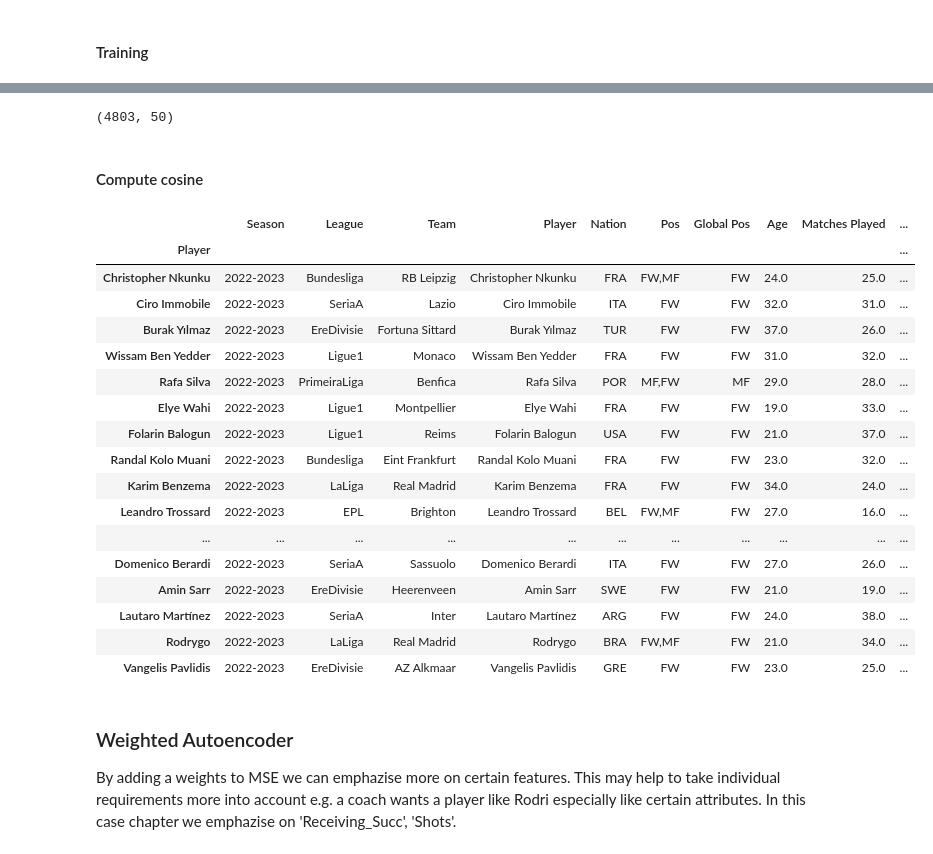
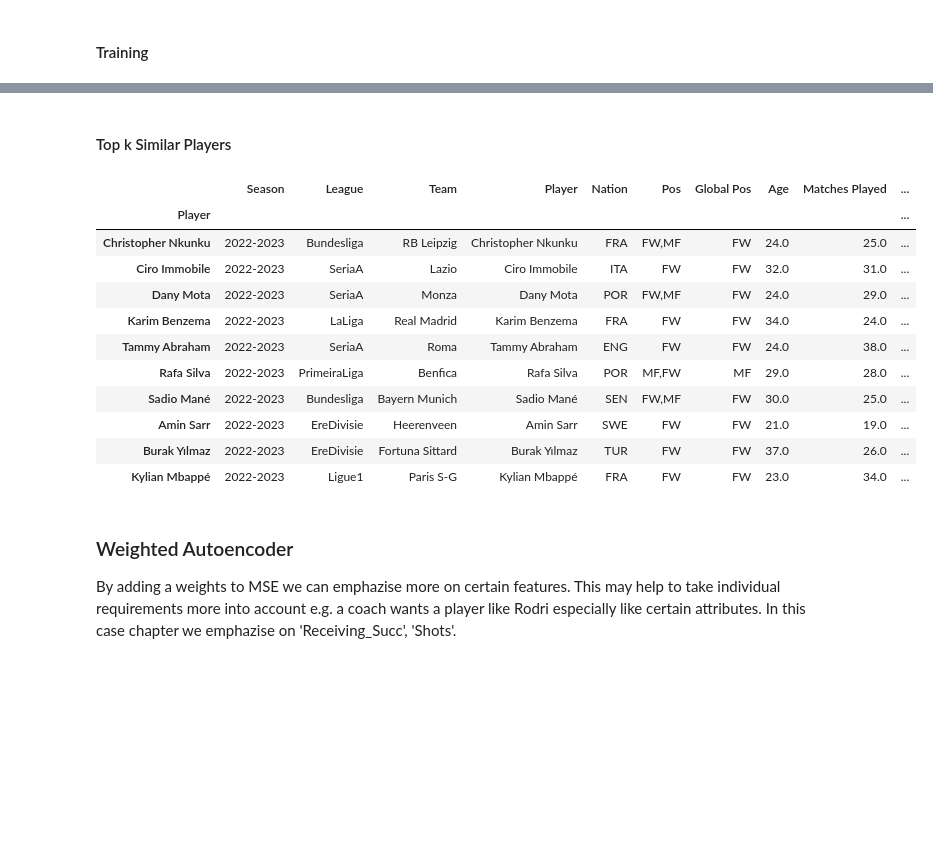
Before and after one commit to allorenz/football-player-similarity, a Jupyter notebook: src/autoencoder.ipynb, the cells around one changed output, grey strips where cells are left out. Saved outputs shown, nothing was run; the diff lists cells and outputs as text; code cells hidden in the pictures; blank space fills up the shorter version.

```diff
--- a/src/autoencoder.ipynb
+++ b/src/autoencoder.ipynb
@@ -36,3 +3,12 @@ df.head()
+# %%
+import pandas as pd
+import utils
+
+
+# Set seed for reproducibility
+SEED = 42
+
+df, player_info = utils.load_player_statistics()
 # %% [markdown]
 ### Load feature space
 # %%
@@ -272,47 +192,0 @@ Epoch [50/50], Loss: 0.2704
-# %%
-# Extract reduced embeddings
-with torch.no_grad():  # No need to track gradients for inference
-    embeddings = model.encoder(data_tensor).numpy()
-
-print(embeddings.shape)
-# %% [output]
-(4803, 50)
-# %% [markdown]
-#### Compute cosine
-# %%
-# Normalize the embeddings (L2 normalization)
-embeddings_norm = embeddings / np.linalg.norm(embeddings, axis=1, keepdims=True)
-
-# Let's say the first row is the query point
-query_embedding = embeddings_norm[795]
-
-# Compute cosine similarities between the query and the rest
-cosine_similarities = np.dot(embeddings_norm, query_embedding)
-
-# Get the top 10 most similar samples
-top_k_similar_indeces = np.argsort(cosine_similarities)
-top_k_df = player_info.iloc[top_k_similar_indeces].copy()
-top_k_df['cosine_similarity'] = cosine_similarities[top_k_similar_indeces]
-
-top_k_df = top_k_df.sort_values('cosine_similarity',ascending=False).drop(columns='unique_id')
-
-top_k_df.head(20) # apply filters
-# %% [output]
-|  | Season | League | Team | Player | Nation | Pos | Global Pos | Age | Matches Played | ... |
-| Player |  |  |  |  |  |  |  |  |  | ... |
-| Christopher Nkunku | 2022-2023 | Bundesliga | RB Leipzig | Christopher Nkunku | FRA | FW,MF | FW | 24.0 | 25.0 | ... |
-| Ciro Immobile | 2022-2023 | SeriaA | Lazio | Ciro Immobile | ITA | FW | FW | 32.0 | 31.0 | ... |
-| Burak Yılmaz | 2022-2023 | EreDivisie | Fortuna Sittard | Burak Yılmaz | TUR | FW | FW | 37.0 | 26.0 | ... |
-| Wissam Ben Yedder | 2022-2023 | Ligue1 | Monaco | Wissam Ben Yedder | FRA | FW | FW | 31.0 | 32.0 | ... |
-| Rafa Silva | 2022-2023 | PrimeiraLiga | Benfica | Rafa Silva | POR | MF,FW | MF | 29.0 | 28.0 | ... |
-| Elye Wahi | 2022-2023 | Ligue1 | Montpellier | Elye Wahi | FRA | FW | FW | 19.0 | 33.0 | ... |
-| Folarin Balogun | 2022-2023 | Ligue1 | Reims | Folarin Balogun | USA | FW | FW | 21.0 | 37.0 | ... |
-| Randal Kolo Muani | 2022-2023 | Bundesliga | Eint Frankfurt | Randal Kolo Muani | FRA | FW | FW | 23.0 | 32.0 | ... |
-| Karim Benzema | 2022-2023 | LaLiga | Real Madrid | Karim Benzema | FRA | FW | FW | 34.0 | 24.0 | ... |
-| Leandro Trossard | 2022-2023 | EPL | Brighton | Leandro Trossard | BEL | FW,MF | FW | 27.0 | 16.0 | ... |
-| ... | ... | ... | ... | ... | ... | ... | ... | ... | ... | ... |
-| Domenico Berardi | 2022-2023 | SeriaA | Sassuolo | Domenico Berardi | ITA | FW | FW | 27.0 | 26.0 | ... |
-| Amin Sarr | 2022-2023 | EreDivisie | Heerenveen | Amin Sarr | SWE | FW | FW | 21.0 | 19.0 | ... |
-| Lautaro Martínez | 2022-2023 | SeriaA | Inter | Lautaro Martínez | ARG | FW | FW | 24.0 | 38.0 | ... |
-| Rodrygo | 2022-2023 | LaLiga | Real Madrid | Rodrygo | BRA | FW,MF | FW | 21.0 | 34.0 | ... |
-| Vangelis Pavlidis | 2022-2023 | EreDivisie | AZ Alkmaar | Vangelis Pavlidis | GRE | FW | FW | 23.0 | 25.0 | ... |
@@ -319,3 +196,27 @@ top_k_df.head(20) # apply filters
+# %% [markdown]
+#### Top k Similar Players
+# %%
+top_k_similar_players = utils.get_top_k_similar_players(
+    embeddings=embeddings,
+    query_index=795,
+    player_info=player_info,
+    top_k=10
+)
+
+top_k_similar_players
+# %% [output]
+|  | Season | League | Team | Player | Nation | Pos | Global Pos | Age | Matches Played | ... |
+| Player |  |  |  |  |  |  |  |  |  | ... |
+| Christopher Nkunku | 2022-2023 | Bundesliga | RB Leipzig | Christopher Nkunku | FRA | FW,MF | FW | 24.0 | 25.0 | ... |
+| Ciro Immobile | 2022-2023 | SeriaA | Lazio | Ciro Immobile | ITA | FW | FW | 32.0 | 31.0 | ... |
+| Dany Mota | 2022-2023 | SeriaA | Monza | Dany Mota | POR | FW,MF | FW | 24.0 | 29.0 | ... |
+| Karim Benzema | 2022-2023 | LaLiga | Real Madrid | Karim Benzema | FRA | FW | FW | 34.0 | 24.0 | ... |
+| Tammy Abraham | 2022-2023 | SeriaA | Roma | Tammy Abraham | ENG | FW | FW | 24.0 | 38.0 | ... |
+| Rafa Silva | 2022-2023 | PrimeiraLiga | Benfica | Rafa Silva | POR | MF,FW | MF | 29.0 | 28.0 | ... |
+| Sadio Mané | 2022-2023 | Bundesliga | Bayern Munich | Sadio Mané | SEN | FW,MF | FW | 30.0 | 25.0 | ... |
+| Amin Sarr | 2022-2023 | EreDivisie | Heerenveen | Amin Sarr | SWE | FW | FW | 21.0 | 19.0 | ... |
+| Burak Yılmaz | 2022-2023 | EreDivisie | Fortuna Sittard | Burak Yılmaz | TUR | FW | FW | 37.0 | 26.0 | ... |
+| Kylian Mbappé | 2022-2023 | Ligue1 | Paris S-G | Kylian Mbappé | FRA | FW | FW | 23.0 | 34.0 | ... |
 # %% [markdown]
 ### Weighted Autoencoder
 
```
Also changed, not shown: parts of 20 cells of this notebook.
